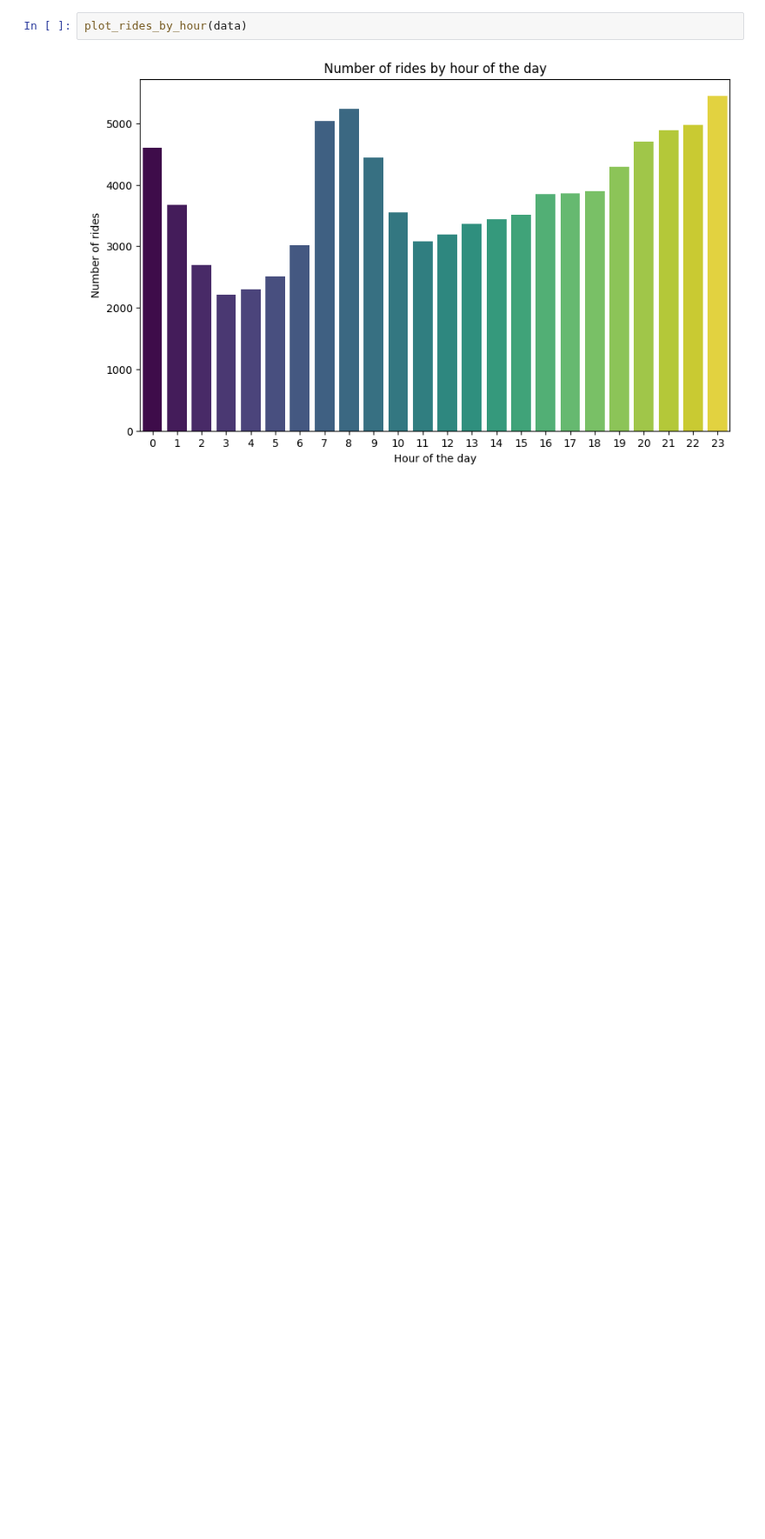
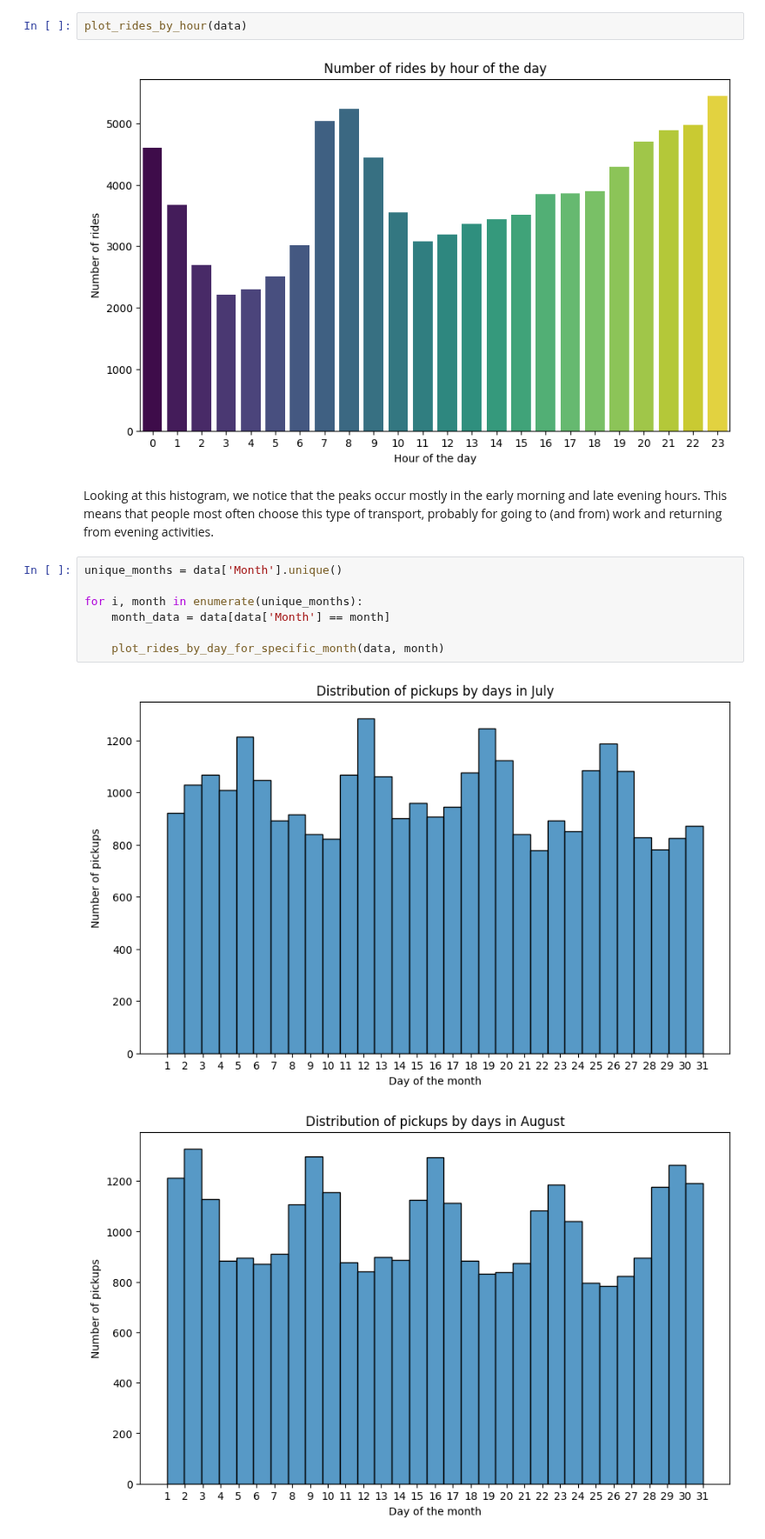
Before and after one commit to savicm5/mlProject, a Jupyter notebook: src/04_other_american_2014.ipynb, the cells around one changed output. Shown at 87% size. Drawn from its saved outputs; the diff is of its cells as text; blank space fills up the shorter version.

```diff
--- a/src/04_other_american_2014.ipynb
+++ b/src/04_other_american_2014.ipynb
@@ -90,3 +95,15 @@ plot_rides_by_day(data)
 plot_rides_by_hour(data)
 # %% [output]
 [figure]
+# %% [markdown]
+Looking at this histogram, we notice that the peaks occur mostly in the early morning and late evening hours. This means that people most often choose this type of transport, probably for going to (and from) work and returning from evening activities.
+# %%
+unique_months = data['Month'].unique()
+
+for i, month in enumerate(unique_months):
+    month_data = data[data['Month'] == month]
+
+    plot_rides_by_day_for_specific_month(data, month)
+# %% [output]
+[figure, added]
+[figure, added]
```
Also changed, not shown: parts of 5 cells of this notebook.
